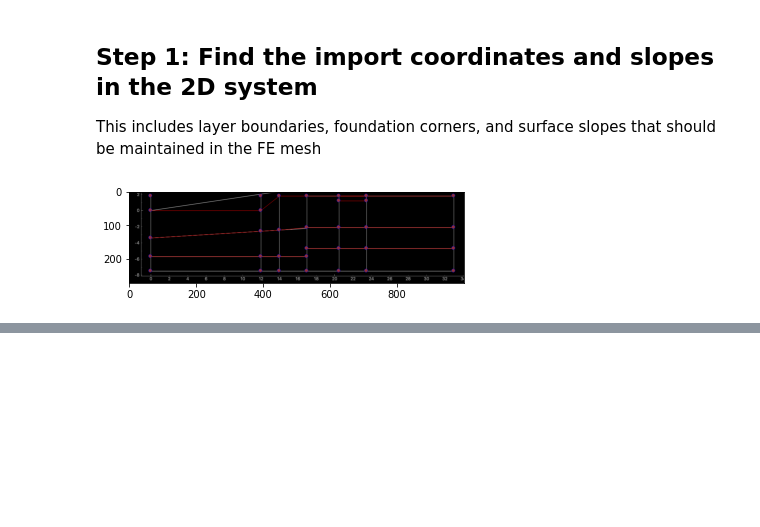
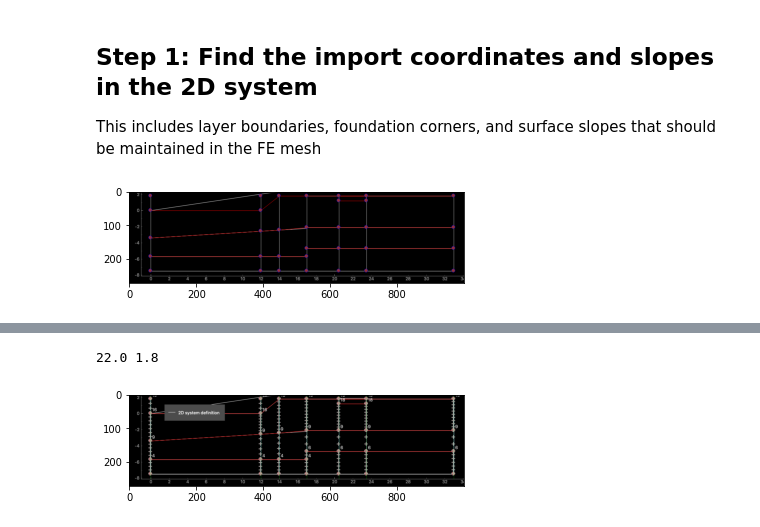
Before and after one commit to eng-tools/sfsimodels, a Jupyter notebook: examples/example_mesh_w_vary_y.ipynb, the cells around one changed output, grey strips where cells are left out. Drawn from its saved outputs; the diff is of its cells as text; code cells hidden in the pictures; blank space fills up the shorter version.

```diff
--- a/examples/example_mesh_w_vary_y.ipynb
+++ b/examples/example_mesh_w_vary_y.ipynb
@@ -126,0 +164,36 @@ plt.show()
+# %%
+fc.adjust_blocks_to_be_consistent_with_slopes()
+win = o3plot.create_scaled_window_for_tds(tds, title='adjust_blocks_to_be_consistent_with_slopes')
+leg = win.addLegend(offset=(70, 30), brush=0.3, labelTextColor='w')
+o3plot.plot_two_d_system(win, tds, c2='w', cs='w')
+leg.addItem(pg.PlotDataItem([0], [0], pen='w'), name='2D system definition')
+for i in range(len(fc.sds)):
+    win.plot(fc.sds[i][0], fc.sds[i][1], pen='b')
+win.plot([0, fc.tds.width], [-fc.tds.height, -fc.tds.height], pen='w')
+xcs = fc.xcs_sorted
+for i in range(len(xcs)):
+    xc = xcs[i]
+    h_blocks = np.diff(fc.yd[xc])
+    dhs = h_blocks / fc.y_blocks[xc]
+    y_node_steps = [0]
+    for hh in range(len(fc.y_blocks[xc])):
+        y_node_steps += [dhs[hh] for u in range(fc.y_blocks[xc][hh])]
+    y_node_coords = np.cumsum(y_node_steps) - tds.height
+    xn = xc * np.ones_like(list(fc.yd[xc]))
+    win.plot(xn, list(fc.yd[xc]), symbol='o', pen='r')
+    nbs = np.cumsum(fc.y_blocks[xc])
+    for cc in range(len(fc.y_blocks[xc])):
+        text = pg.TextItem(f'{nbs[cc]}', anchor=(0, 1))
+        win.addItem(text)
+        text.setPos(xc, fc.yd[xc][cc+1])
+    xn = xc * np.ones_like(y_node_coords)
+    win.plot(xn, y_node_coords, symbol='+')
+    win.addItem(pg.InfiniteLine(xcs[i], angle=90, pen=(0, 255, 0, 100)))
+o3plot.revamp_legend(leg)
+exp = pyqtgraph.exporters.ImageExporter(win.plotItem)
+exp.export('', toBytes=True)
+imshow(exp.bg)
+plt.show()
+# %% [output]
+22.0 1.8
+[figure, added]
```
Also changed, not shown: parts of 17 cells of this notebook, 2 other files.
